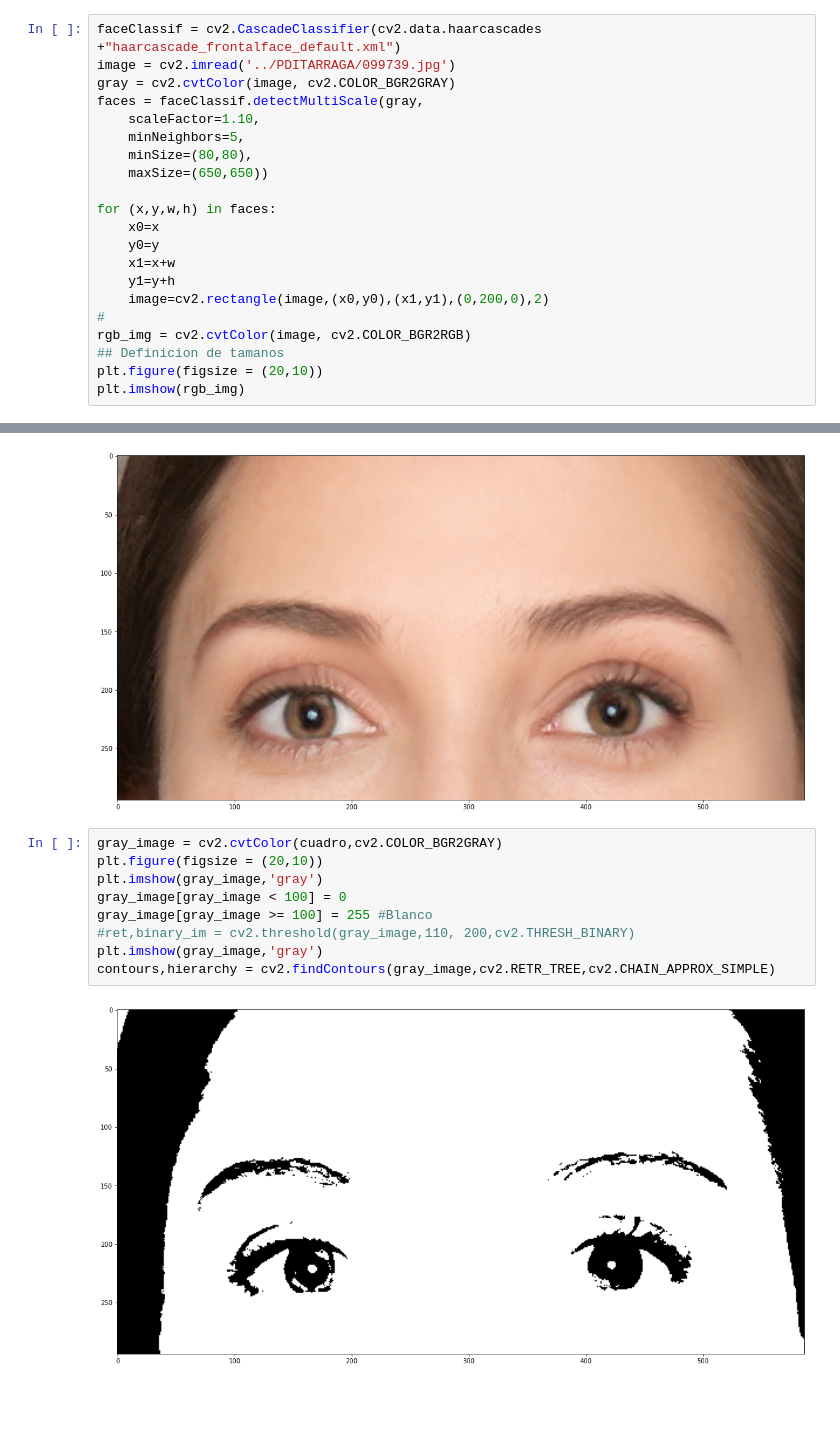
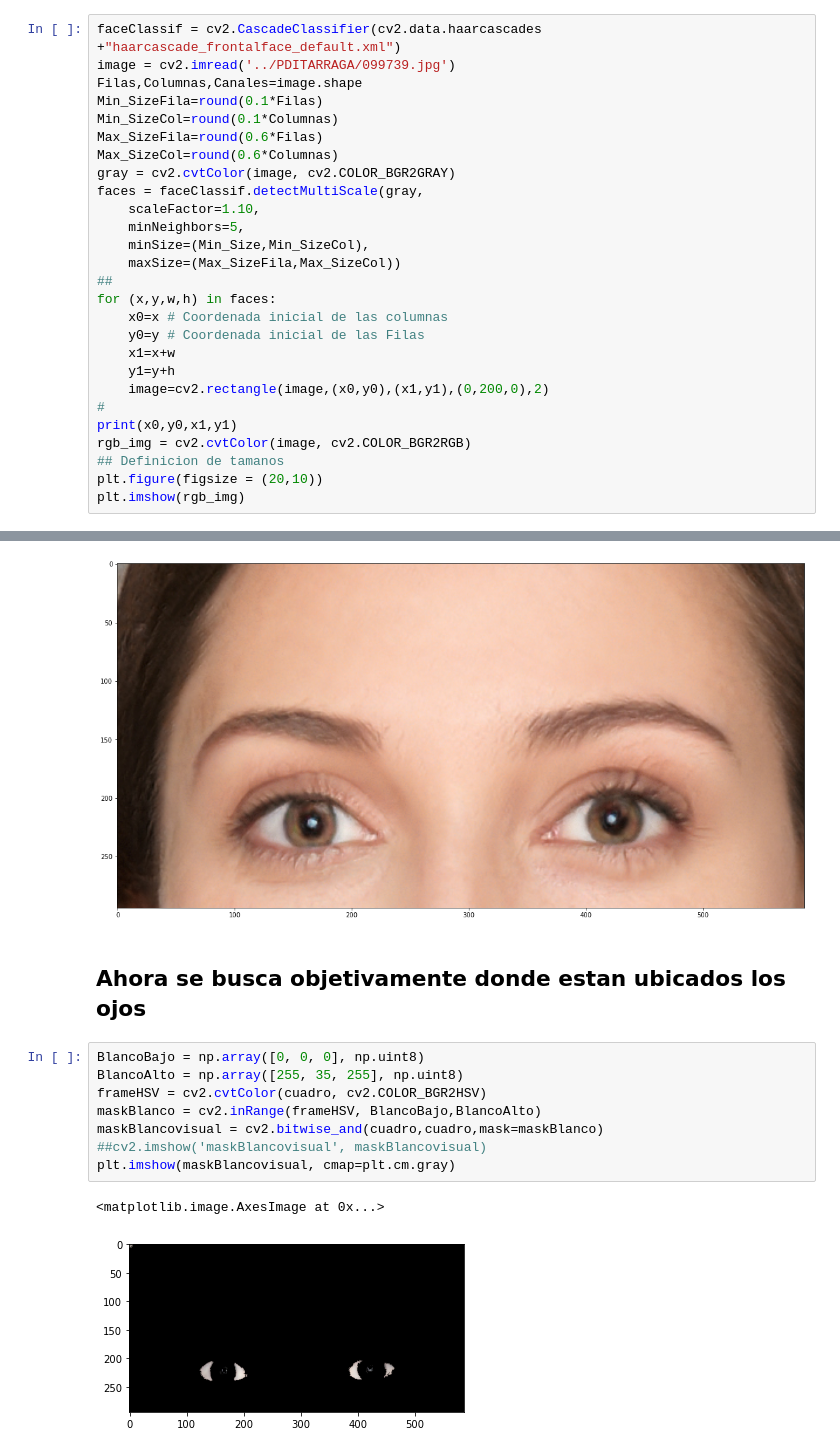
Before and after one commit to tarraga888/PDI_Practicas, a Jupyter notebook: Proyecto.ipynb, the cells around one changed output, grey strips where cells are left out. Cells and saved outputs as stored; diff of their text form; blank space fills up the shorter version.

```diff
--- a/Proyecto.ipynb
+++ b/Proyecto.ipynb
@@ -9,20 +9,26 @@ import matplotlib.pyplot as plt
 # %%
 faceClassif = cv2.CascadeClassifier(cv2.data.haarcascades +"haarcascade_frontalface_default.xml")
 image = cv2.imread('../PDITARRAGA/099739.jpg')
+Filas,Columnas,Canales=image.shape
+Min_SizeFila=round(0.1*Filas)
+Min_SizeCol=round(0.1*Columnas)
+Max_SizeFila=round(0.6*Filas)
+Max_SizeCol=round(0.6*Columnas)
 gray = cv2.cvtColor(image, cv2.COLOR_BGR2GRAY)
 faces = faceClassif.detectMultiScale(gray,
     scaleFactor=1.10,
     minNeighbors=5,
-    minSize=(80,80),
-    maxSize=(650,650))
-
+    minSize=(Min_Size,Min_SizeCol),
+    maxSize=(Max_SizeFila,Max_SizeCol))
+##
 for (x,y,w,h) in faces:
-    x0=x
-    y0=y
+    x0=x # Coordenada inicial de las columnas
+    y0=y # Coordenada inicial de las Filas
     x1=x+w
     y1=y+h
     image=cv2.rectangle(image,(x0,y0),(x1,y1),(0,200,0),2)
 #
+print(x0,y0,x1,y1)
 rgb_img = cv2.cvtColor(image, cv2.COLOR_BGR2RGB)
 ## Definicion de tamanos
 plt.figure(figsize = (20,10))
@@ -55,14 +62,16 @@ plt.imshow(cuadro)
 # %% [output]
 <matplotlib.image.AxesImage at 0x...>
 [figure]
+# %% [markdown]
+## Ahora se busca objetivamente donde estan ubicados los ojos
 # %%
-gray_image = cv2.cvtColor(cuadro,cv2.COLOR_BGR2GRAY)
-plt.figure(figsize = (20,10))
-plt.imshow(gray_image,'gray')
-gray_image[gray_image < 100] = 0
-gray_image[gray_image >= 100] = 255 #Blanco
-#ret,binary_im = cv2.threshold(gray_image,110, 200,cv2.THRESH_BINARY)
-plt.imshow(gray_image,'gray')
-contours,hierarchy = cv2.findContours(gray_image,cv2.RETR_TREE,cv2.CHAIN_APPROX_SIMPLE)
+BlancoBajo = np.array([0, 0, 0], np.uint8)
+BlancoAlto = np.array([255, 35, 255], np.uint8)
+frameHSV = cv2.cvtColor(cuadro, cv2.COLOR_BGR2HSV)
+maskBlanco = cv2.inRange(frameHSV, BlancoBajo,BlancoAlto)
+maskBlancovisual = cv2.bitwise_and(cuadro,cuadro,mask=maskBlanco)
+##cv2.imshow('maskBlancovisual', maskBlancovisual)
+plt.imshow(maskBlancovisual, cmap=plt.cm.gray)
 # %% [output]
+<matplotlib.image.AxesImage at 0x...>
-[figure, old version]
+[figure, new version]
```
Also changed, not shown: parts of 3 cells of this notebook.
